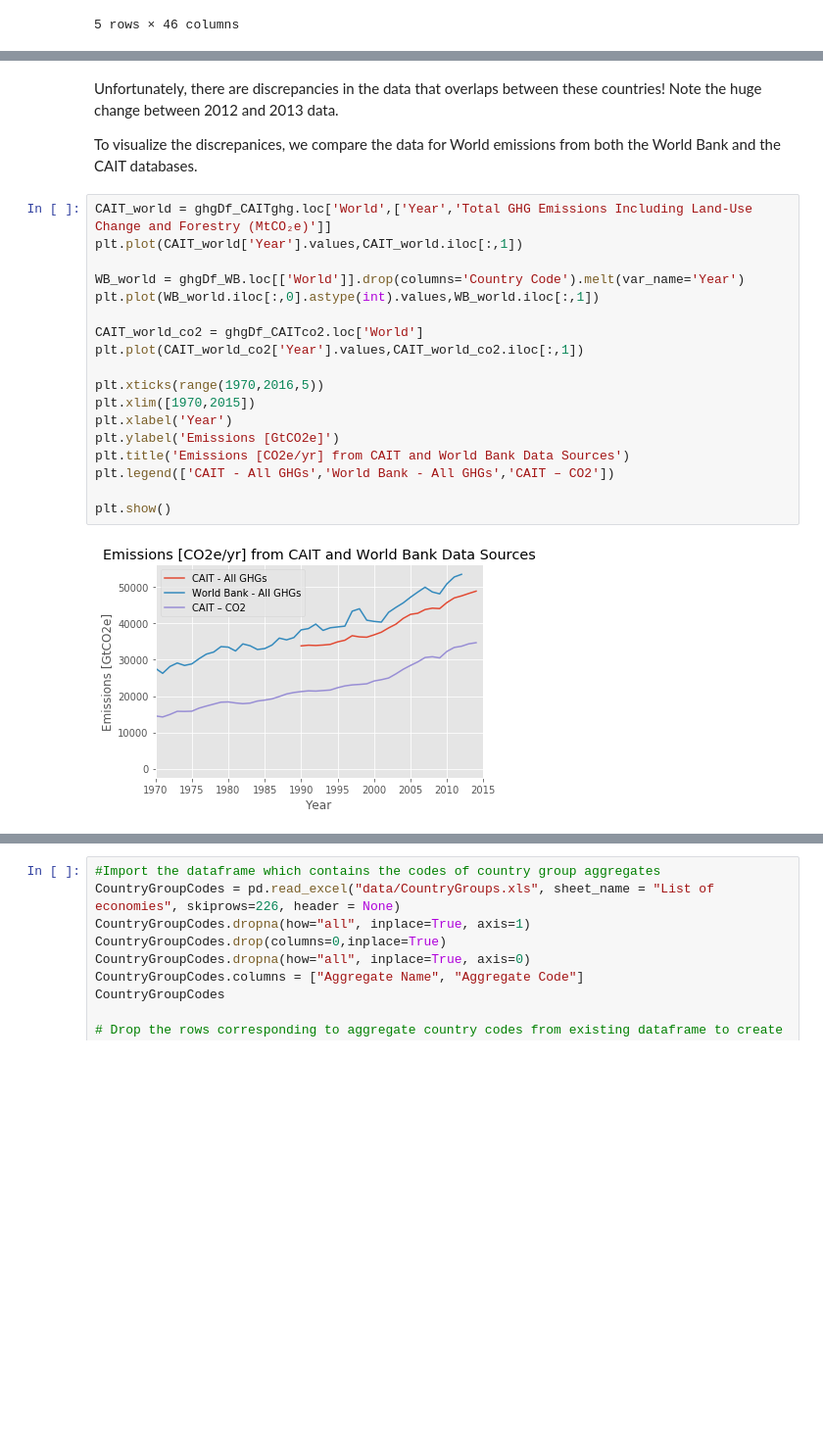
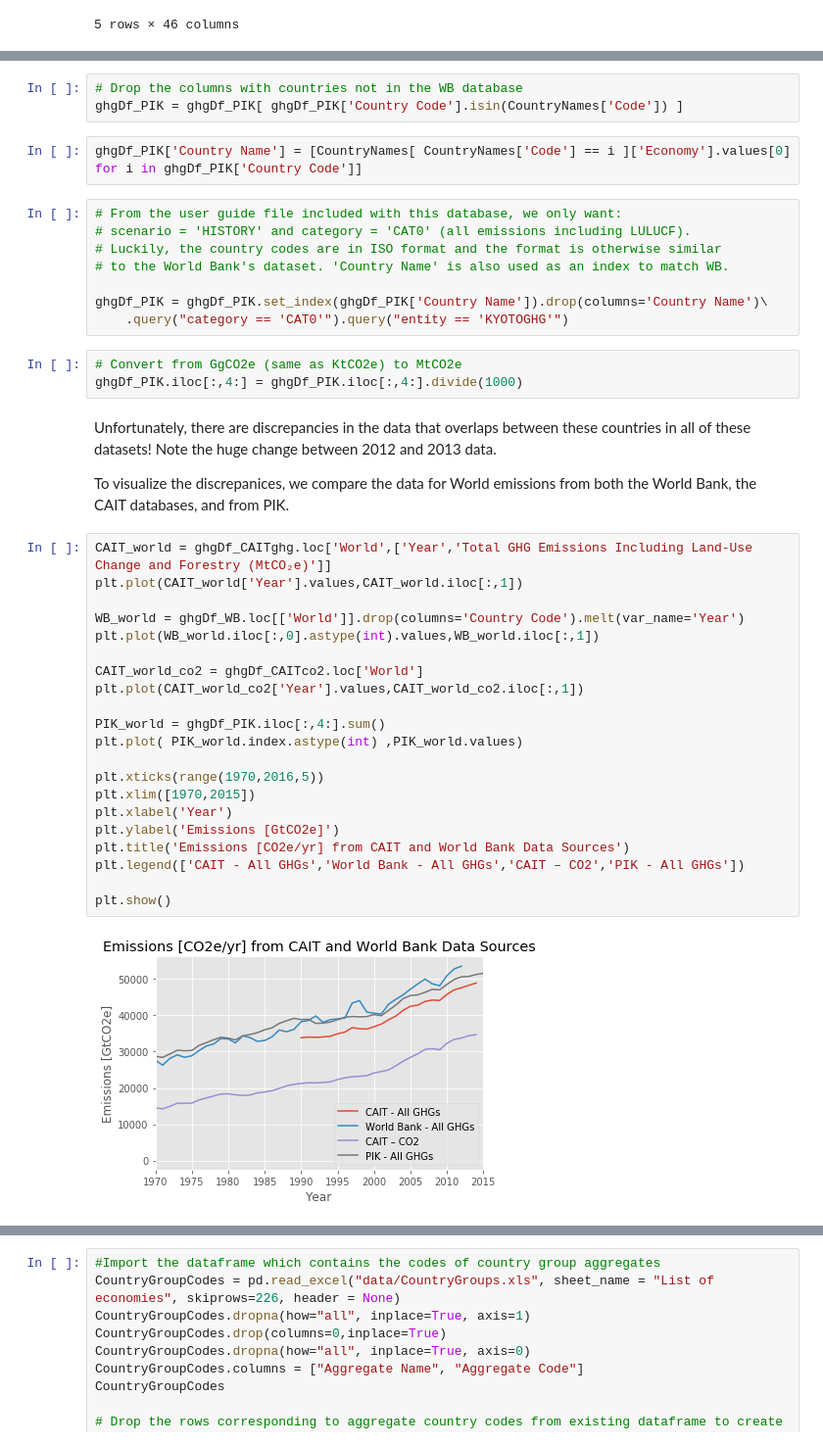
Before and after one commit to jasonrwang/ghg_analytics, a Jupyter notebook: ghg_analytics.ipynb, the cells around one changed output, grey strips where cells are left out. Shown at 98% size. Cells and saved outputs as stored; diff of their text form; blank space fills up the shorter version.

Commit message:
Cleaned and visualized PIK data

```diff
--- a/ghg_analytics.ipynb
+++ b/ghg_analytics.ipynb
@@ -138,27 +168,46 @@ ghgDf_merged.head()
+# %%
+# Drop the columns with countries not in the WB database
+ghgDf_PIK = ghgDf_PIK[ ghgDf_PIK['Country Code'].isin(CountryNames['Code']) ]
+# %%
+ghgDf_PIK['Country Name'] = [CountryNames[ CountryNames['Code'] == i ]['Economy'].values[0] for i in ghgDf_PIK['Country Code']]
+# %%
+# From the user guide file included with this database, we only want:
+# scenario = 'HISTORY' and category = 'CAT0' (all emissions including LULUCF).
+# Luckily, the country codes are in ISO format and the format is otherwise similar
+# to the World Bank's dataset. 'Country Name' is also used as an index to match WB.
+
+ghgDf_PIK = ghgDf_PIK.set_index(ghgDf_PIK['Country Name']).drop(columns='Country Name')\
+    .query("category == 'CAT0'").query("entity == 'KYOTOGHG'")
+# %%
+# Convert from GgCO2e (same as KtCO2e) to MtCO2e
+ghgDf_PIK.iloc[:,4:] = ghgDf_PIK.iloc[:,4:].divide(1000)
 # %% [markdown]
-Unfortunately, there are discrepancies in the data that overlaps between these countries! Note the huge change between 2012 and 2013 data.
+Unfortunately, there are discrepancies in the data that overlaps between these countries in all of these datasets! Note the huge change between 2012 and 2013 data.
 
-To visualize the discrepanices, we compare the data for World emissions from both the World Bank and the CAIT databases.
+To visualize the discrepanices, we compare the data for World emissions from both the World Bank, the CAIT databases, and from PIK.
 # %%
 CAIT_world = ghgDf_CAITghg.loc['World',['Year','Total GHG Emissions Including Land-Use Change and Forestry (MtCO₂e‍)']]
 plt.plot(CAIT_world['Year'].values,CAIT_world.iloc[:,1])
 
 WB_world = ghgDf_WB.loc[['World']].drop(columns='Country Code').melt(var_name='Year')
 plt.plot(WB_world.iloc[:,0].astype(int).values,WB_world.iloc[:,1])
 
 CAIT_world_co2 = ghgDf_CAITco2.loc['World']
 plt.plot(CAIT_world_co2['Year'].values,CAIT_world_co2.iloc[:,1])
 
+PIK_world = ghgDf_PIK.iloc[:,4:].sum()
+plt.plot( PIK_world.index.astype(int) ,PIK_world.values)
+
 plt.xticks(range(1970,2016,5))
 plt.xlim([1970,2015])
 plt.xlabel('Year')
 plt.ylabel('Emissions [GtCO2e]')
 plt.title('Emissions [CO2e/yr] from CAIT and World Bank Data Sources')
-plt.legend(['CAIT - All GHGs','World Bank - All GHGs','CAIT – CO2'])
+plt.legend(['CAIT - All GHGs','World Bank - All GHGs','CAIT – CO2','PIK - All GHGs'])
 
 plt.show()
 # %% [output]
-[figure, old version]
+[figure, new version]
 # %% [markdown]
 Upon further investigation, these discrepancies are rooted in the different methodologies. Looking deeper in both datasets' sources, they both use CO2 emissions from the International Energy Agency (IEA) but other sources separately too.
 
```
Also changed, not shown: parts of 9 cells of this notebook.
